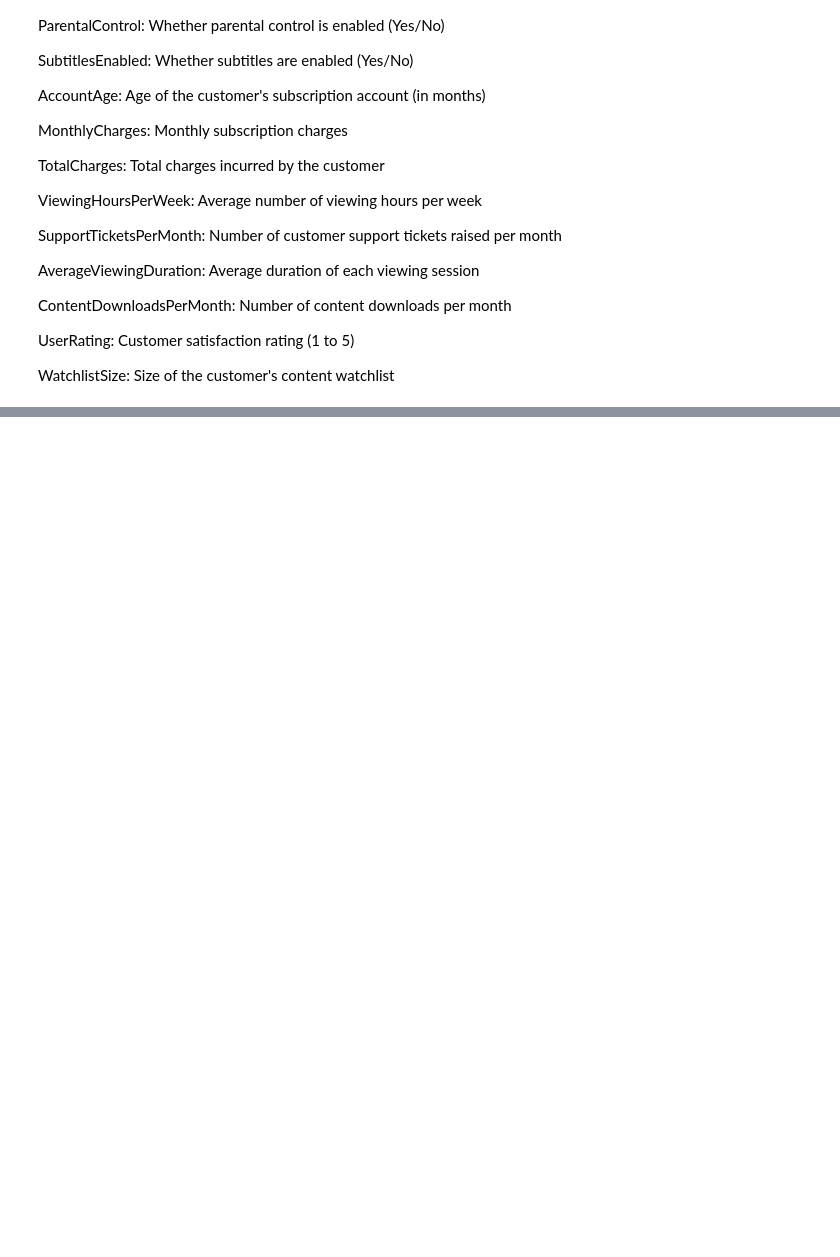
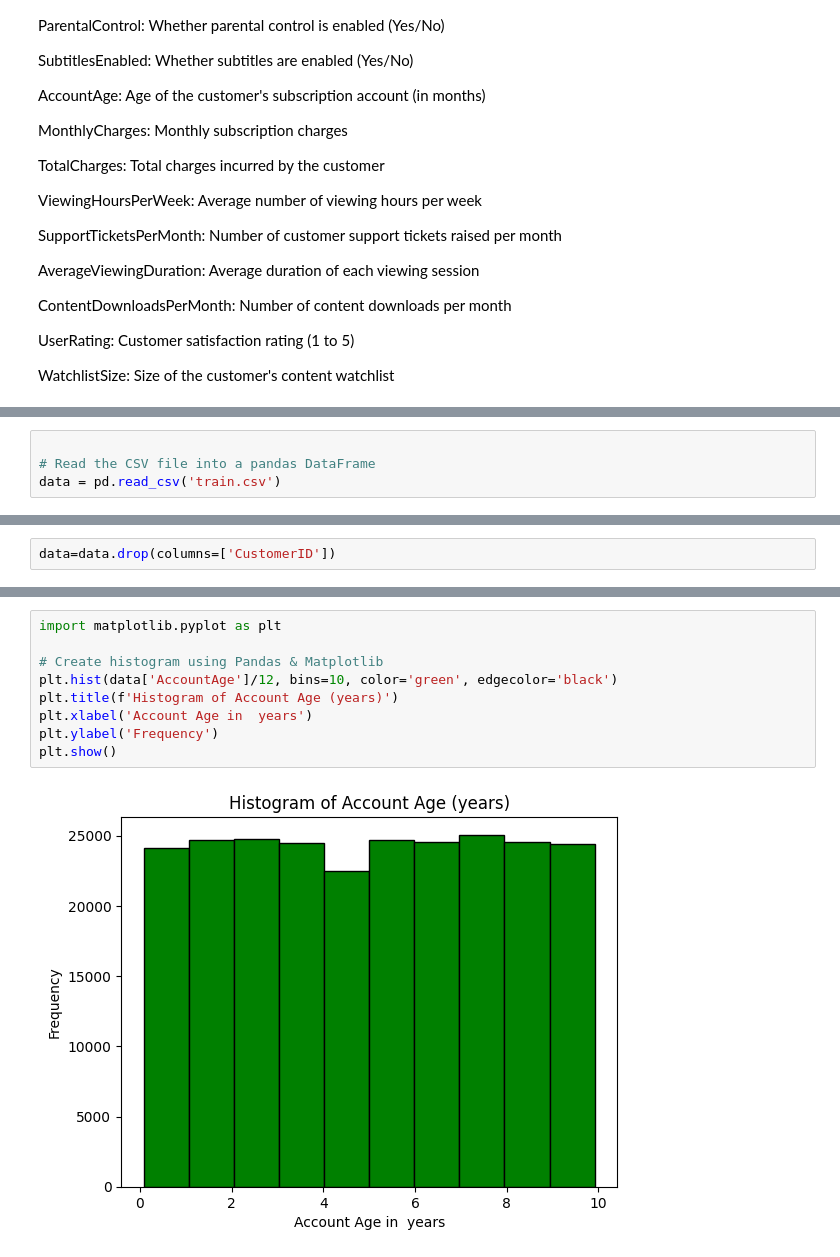
Before and after one commit to gappy401/Data-Challenges, a Jupyter notebook: Predictive Analytics for Customer Churn/Churn-Model.ipynb, the cells around one changed output, grey strips where cells are left out. Cells and saved outputs as stored; diff of their text form; blank space fills up the shorter version.

```diff
--- a/Predictive Analytics for Customer Churn/Churn-Model.ipynb
+++ b/Predictive Analytics for Customer Churn/Churn-Model.ipynb
@@ -46,0 +50,4 @@ WatchlistSize: Size of the customer's content watchlist
+# %%
+
+# Read the CSV file into a pandas DataFrame
+data = pd.read_csv('train.csv')
@@ -46,0 +106,2 @@ WatchlistSize: Size of the customer's content watchlist
+# %%
+data=data.drop(columns=['CustomerID'])
@@ -46,0 +126,11 @@ WatchlistSize: Size of the customer's content watchlist
+# %%
+import matplotlib.pyplot as plt
+
+# Create histogram using Pandas & Matplotlib
+plt.hist(data['AccountAge']/12, bins=10, color='green', edgecolor='black')
+plt.title(f'Histogram of Account Age (years)')
+plt.xlabel('Account Age in  years')
+plt.ylabel('Frequency')
+plt.show()
+# %% [output]
+[figure, added]
```
Also changed, not shown: parts of 17 cells of this notebook, 1 other file.
